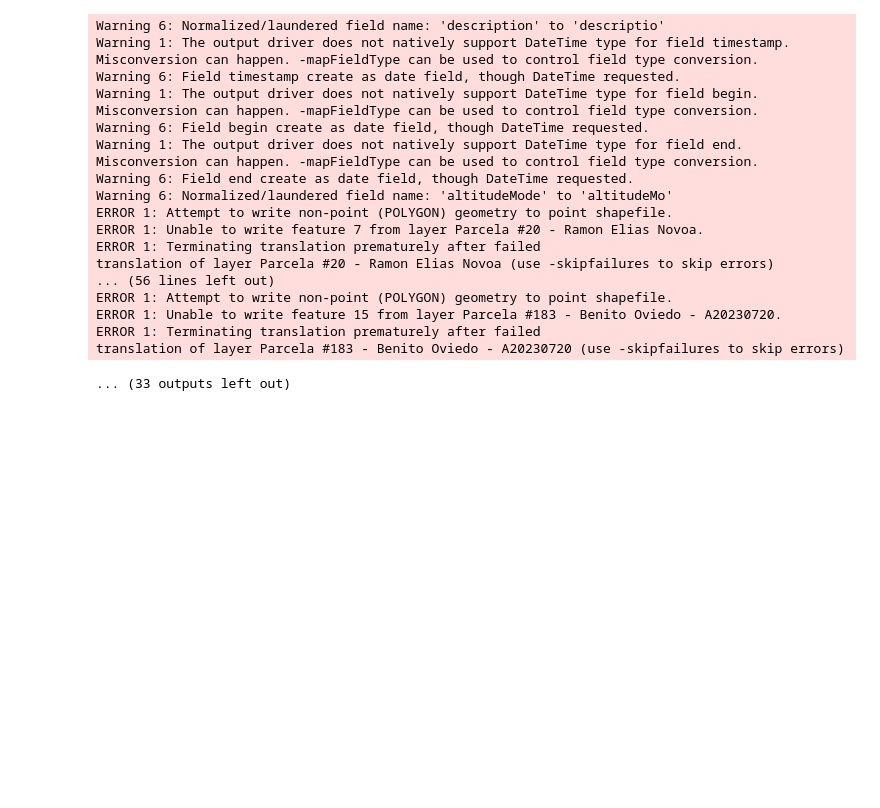
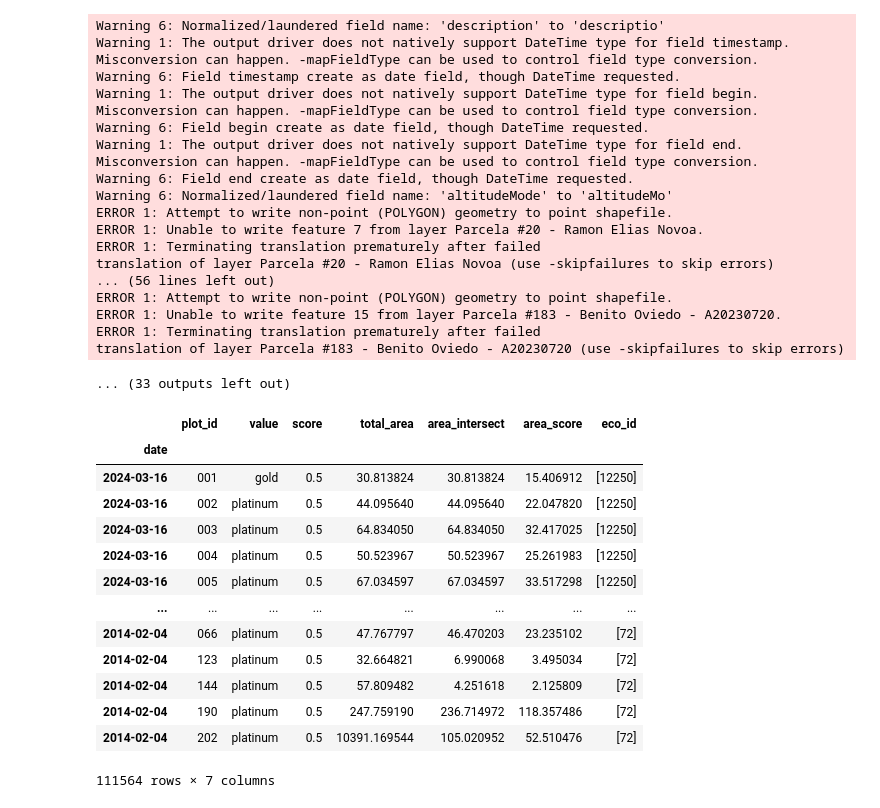
Before and after one commit to savimbo/biocredits-calc, a Jupyter notebook: credits_pipeline.ipynb, the cells around one changed output. Saved outputs shown, nothing was run; the diff lists cells and outputs as text; code cells hidden in the pictures; blank space fills up the shorter version.

```diff
--- a/credits_pipeline.ipynb
+++ b/credits_pipeline.ipynb
@@ -258,3 +264,20 @@ insert_gdf_to_airtable(attr_month.drop(columns=['eco_id_list','proportion_certif
 
 end_str = datetime.now(colombia_tz).strftime('%Y-%m-%d %H:%M:%S')
 insert_log_entry('End time', end_str)
+# %%
+attribution
+# %% [output]
+|  | plot_id | value | score | total_area | area_intersect | area_score | eco_id |
+| date |  |  |  |  |  |  |  |
+| 2024-03-16 | 001 | gold | 0.5 | 30.813824 | 30.813824 | 15.406912 | [12250] |
+| 2024-03-16 | 002 | platinum | 0.5 | 44.095640 | 44.095640 | 22.047820 | [12250] |
+| 2024-03-16 | 003 | platinum | 0.5 | 64.834050 | 64.834050 | 32.417025 | [12250] |
+| 2024-03-16 | 004 | platinum | 0.5 | 50.523967 | 50.523967 | 25.261983 | [12250] |
+| 2024-03-16 | 005 | platinum | 0.5 | 67.034597 | 67.034597 | 33.517298 | [12250] |
+| ... | ... | ... | ... | ... | ... | ... | ... |
+| 2014-02-04 | 066 | platinum | 0.5 | 47.767797 | 46.470203 | 23.235102 | [72] |
+| 2014-02-04 | 123 | platinum | 0.5 | 32.664821 | 6.990068 | 3.495034 | [72] |
+| 2014-02-04 | 144 | platinum | 0.5 | 57.809482 | 4.251618 | 2.125809 | [72] |
+| 2014-02-04 | 190 | platinum | 0.5 | 247.759190 | 236.714972 | 118.357486 | [72] |
+| 2014-02-04 | 202 | platinum | 0.5 | 10391.169544 | 105.020952 | 52.510476 | [72] |
+111564 rows × 7 columns
```
Also changed, not shown: parts of 3 cells of this notebook, 1 other file.
